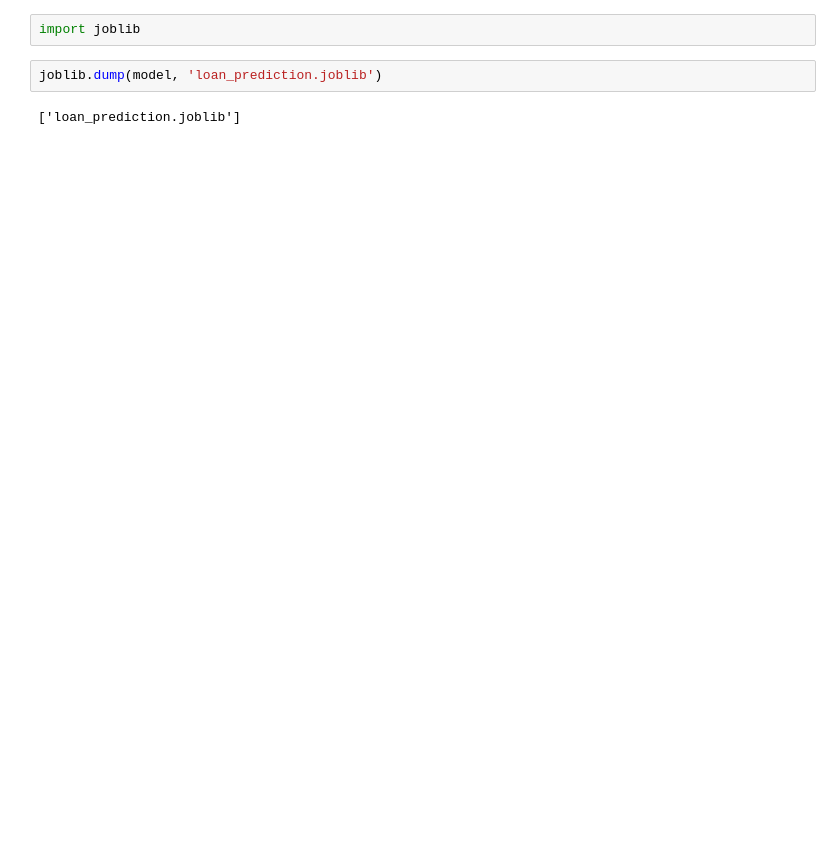
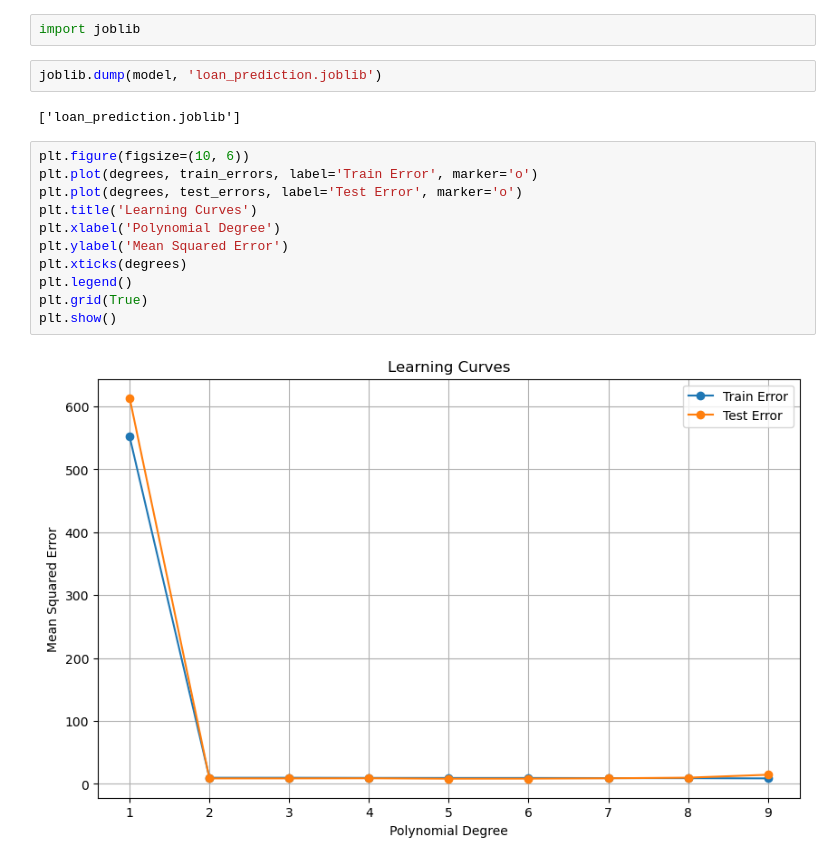
Before and after one commit to Chaitanya110703/Improved-Credit-Scoring-System-CAA_Agents, a Jupyter notebook: Research/Loan_Approval.ipynb, the cells around one changed output. Saved outputs shown, nothing was run; the diff lists cells and outputs as text; blank space fills up the shorter version.

```diff
--- a/Research/Loan_Approval.ipynb
+++ b/Research/Loan_Approval.ipynb
@@ -295,3 +297,16 @@ import joblib
 joblib.dump(model, 'loan_prediction.joblib')
 # %% [output]
 ['loan_prediction.joblib']
+# %%
+plt.figure(figsize=(10, 6))
+plt.plot(degrees, train_errors, label='Train Error', marker='o')
+plt.plot(degrees, test_errors, label='Test Error', marker='o')
+plt.title('Learning Curves')
+plt.xlabel('Polynomial Degree')
+plt.ylabel('Mean Squared Error')
+plt.xticks(degrees)
+plt.legend()
+plt.grid(True)
+plt.show()
+# %% [output]
+[figure, added]
```
Also changed, not shown: parts of 8 cells of this notebook, 2 other files.
